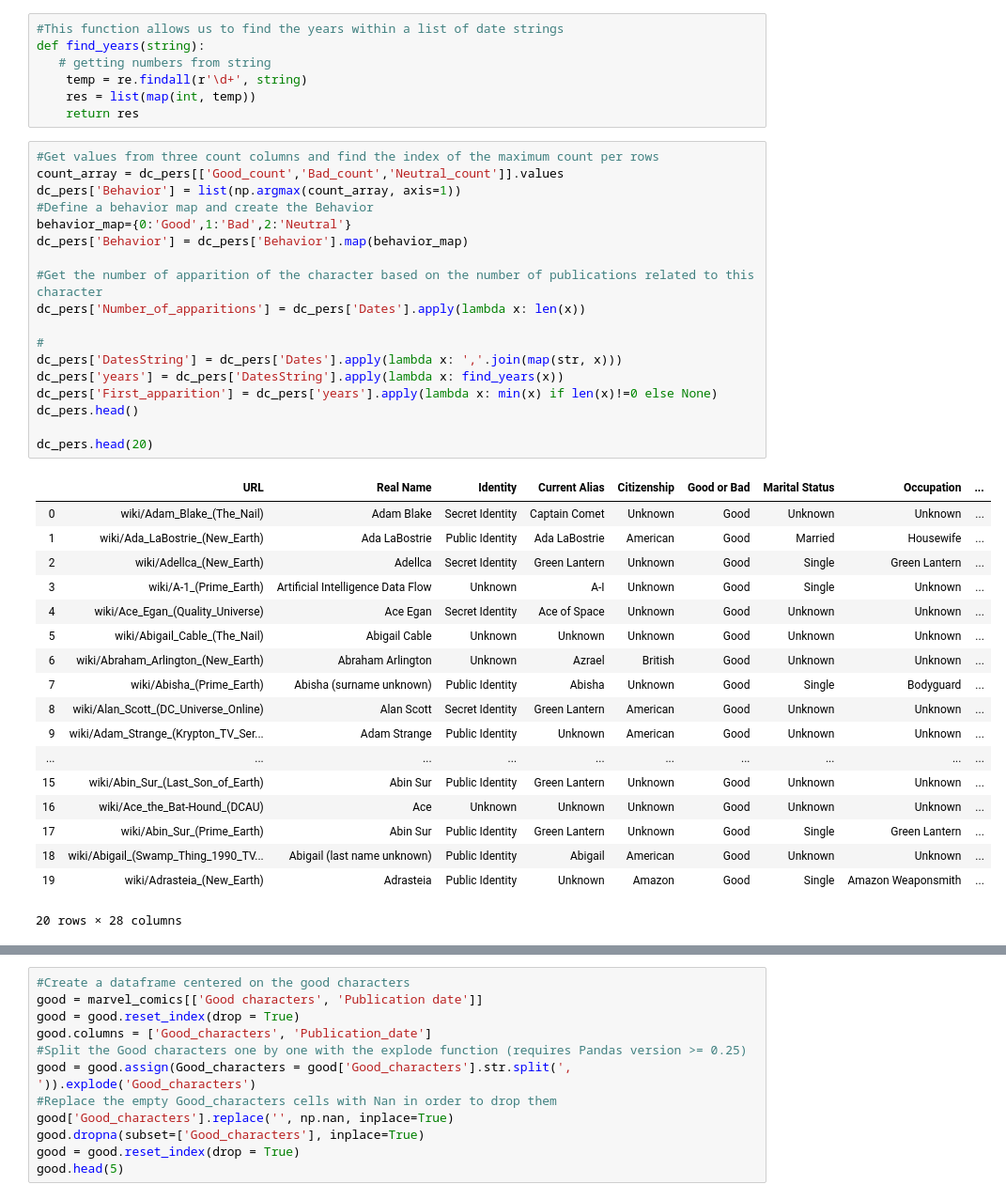
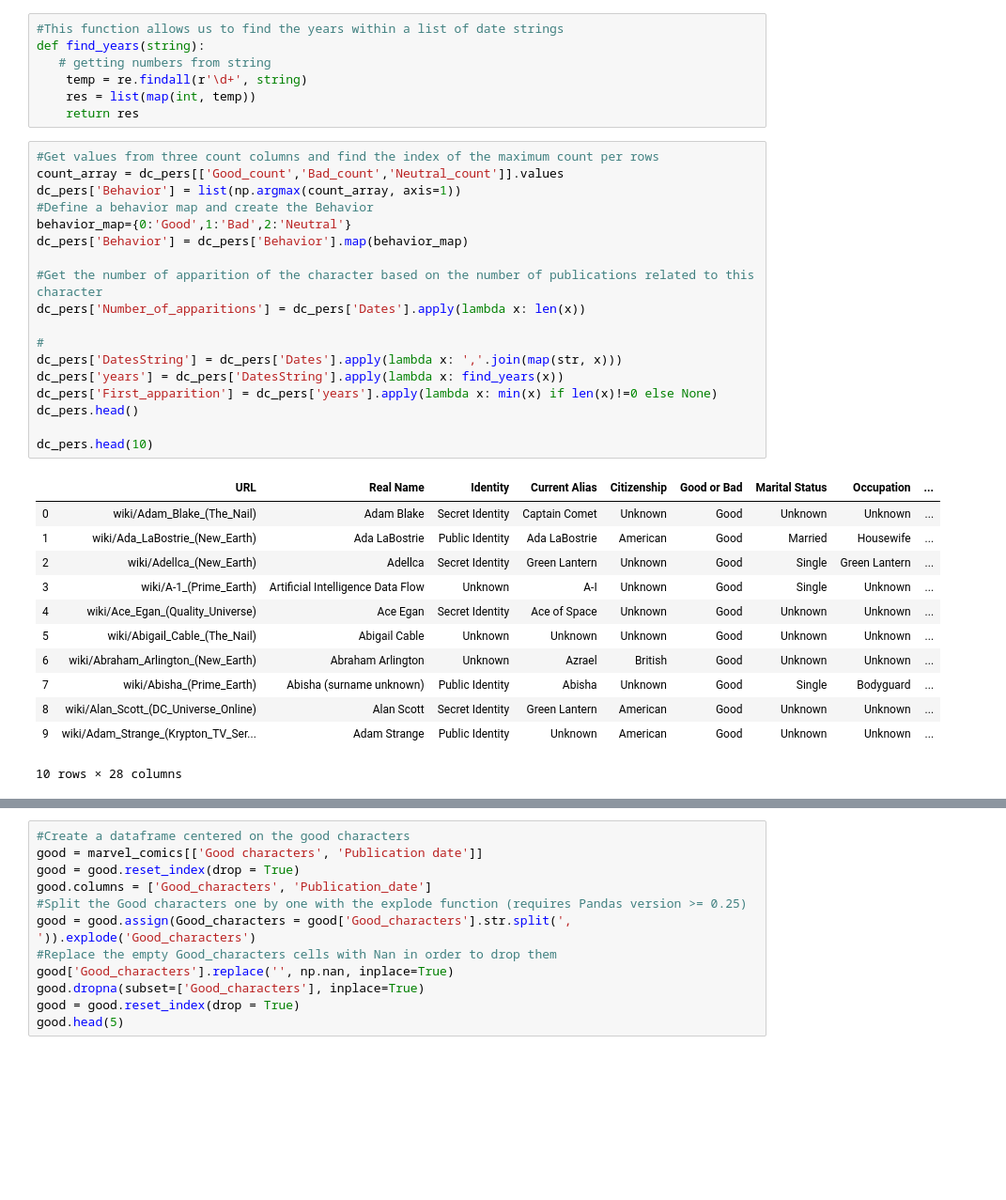
Before and after one commit to marvelous-comics/project_ADAELE, a Jupyter notebook: Marvellous Comics Notebook.ipynb, the cells around one changed output, grey strips where cells are left out. Shown at 94% size. Drawn from its saved outputs; the diff is of its cells as text; blank space fills up the shorter version.

```diff
--- a/Marvellous Comics Notebook.ipynb
+++ b/Marvellous Comics Notebook.ipynb
@@ -322,37 +317,31 @@ def find_years(string):
 # %%
 #Get values from three count columns and find the index of the maximum count per rows
 count_array = dc_pers[['Good_count','Bad_count','Neutral_count']].values
 dc_pers['Behavior'] = list(np.argmax(count_array, axis=1))
 #Define a behavior map and create the Behavior
 behavior_map={0:'Good',1:'Bad',2:'Neutral'}
 dc_pers['Behavior'] = dc_pers['Behavior'].map(behavior_map)
 
 #Get the number of apparition of the character based on the number of publications related to this character
 dc_pers['Number_of_apparitions'] = dc_pers['Dates'].apply(lambda x: len(x))
 
 #
 dc_pers['DatesString'] = dc_pers['Dates'].apply(lambda x: ','.join(map(str, x)))
 dc_pers['years'] = dc_pers['DatesString'].apply(lambda x: find_years(x))
 dc_pers['First_apparition'] = dc_pers['years'].apply(lambda x: min(x) if len(x)!=0 else None)
 dc_pers.head()
 
-dc_pers.head(20)
+dc_pers.head(10)
 # %% [output]
 |  | URL | Real Name | Identity | Current Alias | Citizenship | Good or Bad | Marital Status | Occupation | ... |
 | 0 | wiki/Adam_Blake_(The_Nail) | Adam Blake | Secret Identity | Captain Comet | Unknown | Good | Unknown | Unknown | ... |
 | 1 | wiki/Ada_LaBostrie_(New_Earth) | Ada LaBostrie | Public Identity | Ada LaBostrie | American | Good | Married | Housewife | ... |
 | 2 | wiki/Adellca_(New_Earth) | Adellca | Secret Identity | Green Lantern | Unknown | Good | Single | Green Lantern | ... |
 | 3 | wiki/A-1_(Prime_Earth) | Artificial Intelligence Data Flow | Unknown | A-I | Unknown | Good | Single | Unknown | ... |
 | 4 | wiki/Ace_Egan_(Quality_Universe) | Ace Egan | Secret Identity | Ace of Space | Unknown | Good | Unknown | Unknown | ... |
 | 5 | wiki/Abigail_Cable_(The_Nail) | Abigail Cable | Unknown | Unknown | Unknown | Good | Unknown | Unknown | ... |
 | 6 | wiki/Abraham_Arlington_(New_Earth) | Abraham Arlington | Unknown | Azrael | British | Good | Unknown | Unknown | ... |
 | 7 | wiki/Abisha_(Prime_Earth) | Abisha (surname unknown) | Public Identity | Abisha | Unknown | Good | Single | Bodyguard | ... |
 | 8 | wiki/Alan_Scott_(DC_Universe_Online) | Alan Scott | Secret Identity | Green Lantern | American | Good | Unknown | Unknown | ... |
 | 9 | wiki/Adam_Strange_(Krypton_TV_Ser... | Adam Strange | Public Identity | Unknown | American | Good | Unknown | Unknown | ... |
-| ... | ... | ... | ... | ... | ... | ... | ... | ... | ... |
-| 15 | wiki/Abin_Sur_(Last_Son_of_Earth) | Abin Sur | Public Identity | Green Lantern | Unknown | Good | Unknown | Unknown | ... |
-| 16 | wiki/Ace_the_Bat-Hound_(DCAU) | Ace | Unknown | Unknown | Unknown | Good | Unknown | Unknown | ... |
-| 17 | wiki/Abin_Sur_(Prime_Earth) | Abin Sur | Public Identity | Green Lantern | Unknown | Good | Single | Green Lantern | ... |
-| 18 | wiki/Abigail_(Swamp_Thing_1990_TV... | Abigail (last name unknown) | Public Identity | Abigail | American | Good | Unknown | Unknown | ... |
-| 19 | wiki/Adrasteia_(New_Earth) | Adrasteia | Public Identity | Unknown | Amazon | Good | Single | Amazon Weaponsmith | ... |
-20 rows × 28 columns
+10 rows × 28 columns
```
Also changed, not shown: parts of 14 cells of this notebook, 2 other files.
